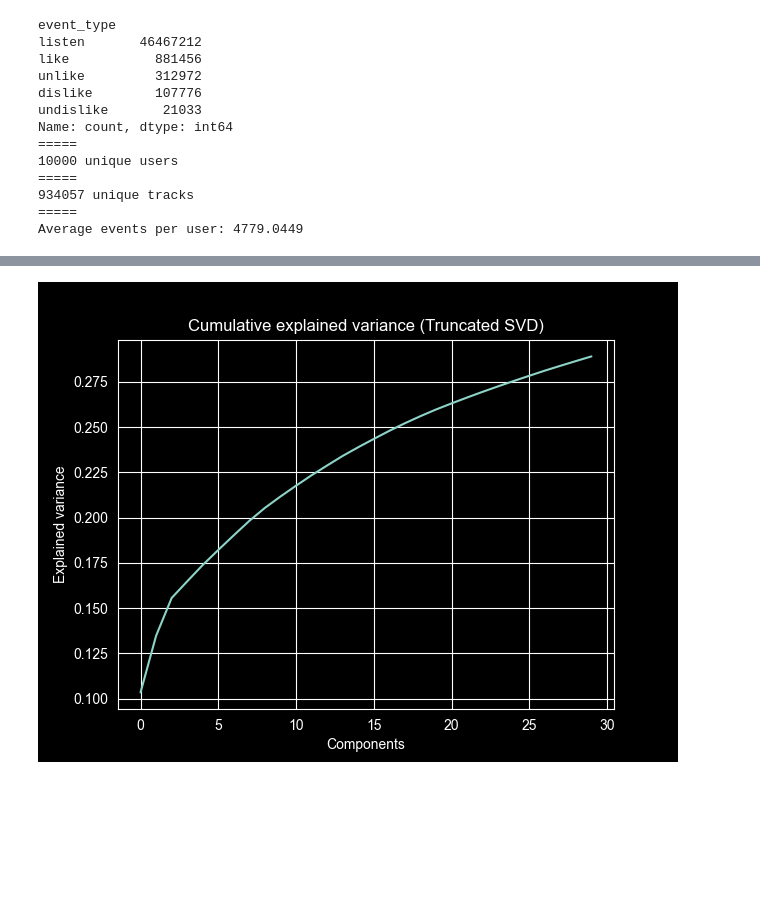
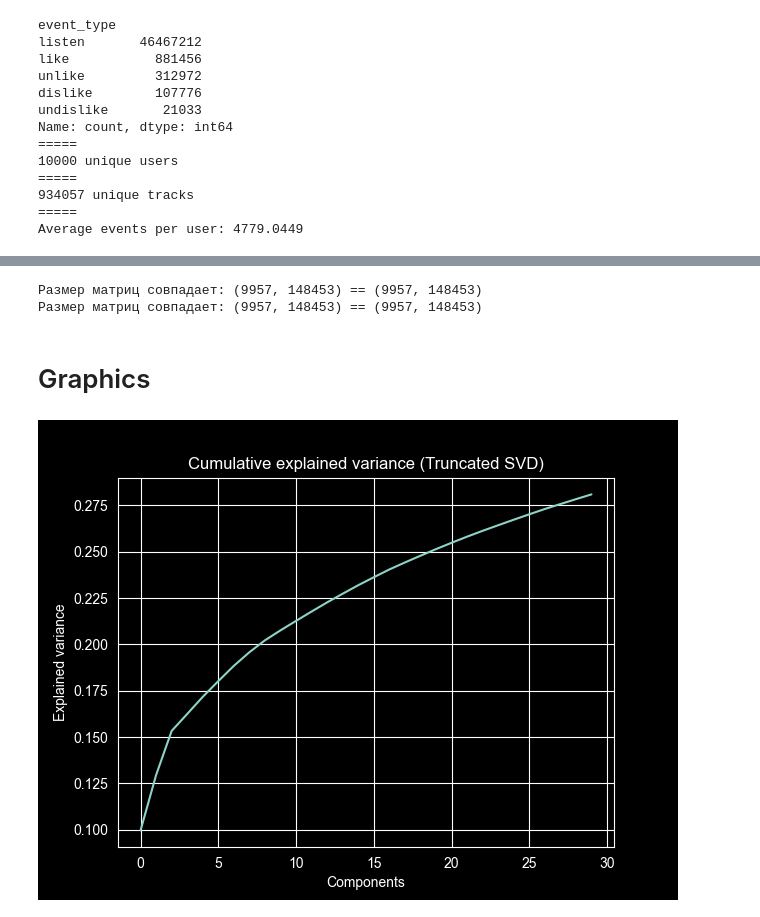
Before and after one commit to Mangust1333/ML-recommendation-system-project, a Jupyter notebook: sample.ipynb, the cells around one changed output, grey strips where cells are left out. Saved outputs shown, nothing was run; the diff lists cells and outputs as text; code cells hidden in the pictures; blank space fills up the shorter version.

```diff
--- a/sample.ipynb
+++ b/sample.ipynb
@@ -92,2 +64,0 @@ def compute_event_score(row):
-# %%
-multi_event['event_score'] = multi_event.apply(compute_event_score, axis=1)
@@ -99,2 +64,0 @@ print(f"Saved processed multi_event to {output_path}")
-# %%
-multi_event = pd.read_parquet(output_path)
@@ -141,0 +118,13 @@ X = train_matrix
+# %%
+multi_event = multi_event.sort_values(['uid', 'timestamp'])
+ranks = multi_event.groupby('uid').cumcount()
+
+user_counts = multi_event['uid'].value_counts()
+total_counts = multi_event['uid'].map(user_counts)
+relative_rank = ranks / total_counts
+
+train_df = multi_event[relative_rank < 0.8]
+val_df   = multi_event[(relative_rank >= 0.8) & (relative_rank < 0.9)]
+test_df  = multi_event[relative_rank >= 0.9]
+
+del ranks, user_counts, total_counts, relative_rank
@@ -142,15 +179,42 @@ X = train_matrix
+# %%
+unique_users = multi_event['uid'].unique()
+unique_tracks = multi_event['item_id'].unique()
+
+user_type = CategoricalDtype(categories=unique_users, ordered=True)
+item_type = CategoricalDtype(categories=unique_tracks, ordered=True)
+
+def create_consistent_matrix(df):
+    u_codes = df['uid'].astype(user_type).cat.codes
+    i_codes = df['item_id'].astype(item_type).cat.codes
+
+    matrix = sparse.csr_matrix(
+        (df['event_score'].astype(float), (u_codes, i_codes)),
+        shape=(len(unique_users), len(unique_tracks))
+    )
+    matrix.sum_duplicates()
+    return matrix
+
+train_matrix = create_consistent_matrix(train_df)
+val_matrix   = create_consistent_matrix(val_df)
+test_matrix  = create_consistent_matrix(test_df)
+
+print(f"Размер матриц совпадает: {train_matrix.shape} == {val_matrix.shape}")
+print(f"Размер матриц совпадает: {val_matrix.shape} == {test_matrix.shape}")
+# %% [output]
+Размер матриц совпадает: (9957, 148453) == (9957, 148453)
+Размер матриц совпадает: (9957, 148453) == (9957, 148453)
+# %% [markdown]
+# Graphics
 # %%
-# Truncated SVD (основа для sparse)
-
 svd = TruncatedSVD(n_components=30, random_state=42)
-X_svd = svd.fit_transform(X)
+X_svd = svd.fit_transform(train_matrix)
 
 plt.figure()
 plt.plot(np.cumsum(svd.explained_variance_ratio_))
 plt.title("Cumulative explained variance (Truncated SVD)")
 plt.xlabel("Components")
 plt.ylabel("Explained variance")
 plt.show()
 # %% [output]
-[figure, old version]
+[figure, new version]
 # %%
```
Also changed, not shown: parts of 79 cells of this notebook, 2 other files.
